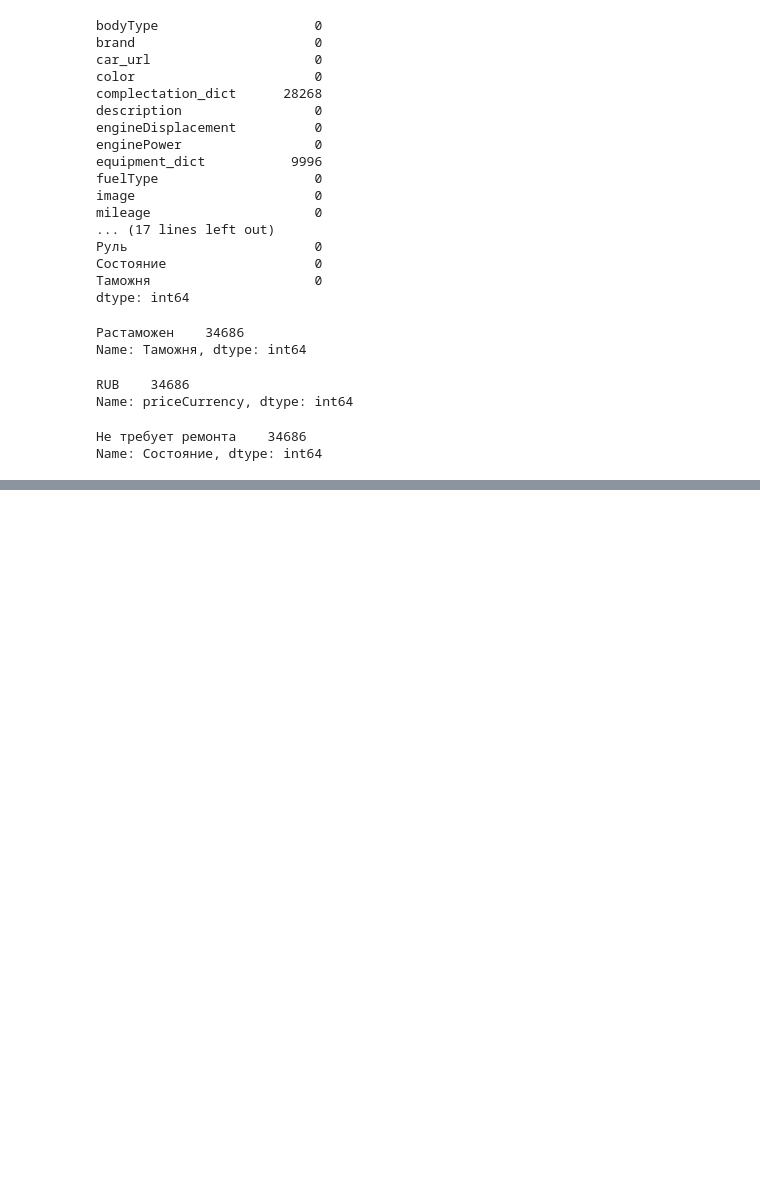
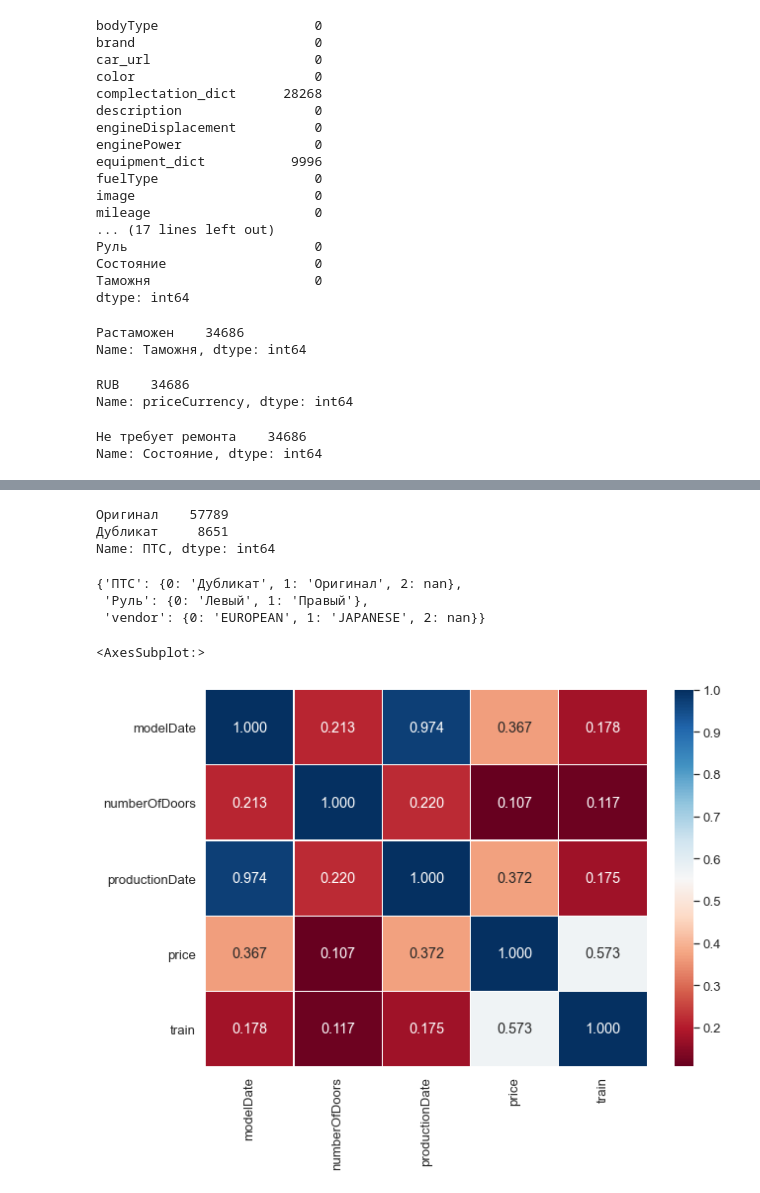
Before and after one commit to IvanAleshin/Skillfactory_projects, a Jupyter notebook: module_5/Car_Price_prediction.ipynb, the cells around one changed output, grey strips where cells are left out. Saved outputs shown, nothing was run; the diff lists cells and outputs as text; code cells hidden in the pictures; blank space fills up the shorter version.

```diff
--- a/module_5/Car_Price_prediction.ipynb
+++ b/module_5/Car_Price_prediction.ipynb
@@ -220,0 +258,2 @@ BaseException: response code503
+# %%
+data.drop(['car_url', 'parsing_unixtime', 'sell_id'], axis=1, inplace=True)
@@ -220,0 +307,33 @@ BaseException: response code503
+# %%
+# Заполняем пропуски
+data.ПТС.fillna('Оригинал', inplace=True)
+# %%
+# Убираем значёк рубля из цены
+data['price'] = data['price'].apply(lambda x: int(str(x).replace('₽', '').replace('\xa0', '')))
+# %%
+data.ПТС.value_counts()
+# %% [output]
+Оригинал    57789
+Дубликат     8651
+Name: ПТС, dtype: int64
+# %%
+bin_col = ['ПТС', 'Руль', 'vendor']
+
+keys_for_bin = {}
+label_encoder = LabelEncoder()
+for col in bin_col:
+    data[col] = label_encoder.fit_transform(data[col])
+    keys_for_bin[col] = dict(enumerate(label_encoder.classes_))
+# %%
+keys_for_bin
+# %% [output]
+{'ПТС': {0: 'Дубликат', 1: 'Оригинал', 2: nan},
+ 'Руль': {0: 'Левый', 1: 'Правый'},
+ 'vendor': {0: 'EUROPEAN', 1: 'JAPANESE', 2: nan}}
+# %%
+sns.set(font_scale=1.2)
+plt.subplots(figsize=(10, 7))
+sns.heatmap(data.corr(), annot=True, fmt='.3f', linewidths=0.1, cmap="RdBu")
+# %% [output]
+<AxesSubplot:>
+[figure, added]
```
Also changed, not shown: parts of 30 cells of this notebook, 1 other file.
